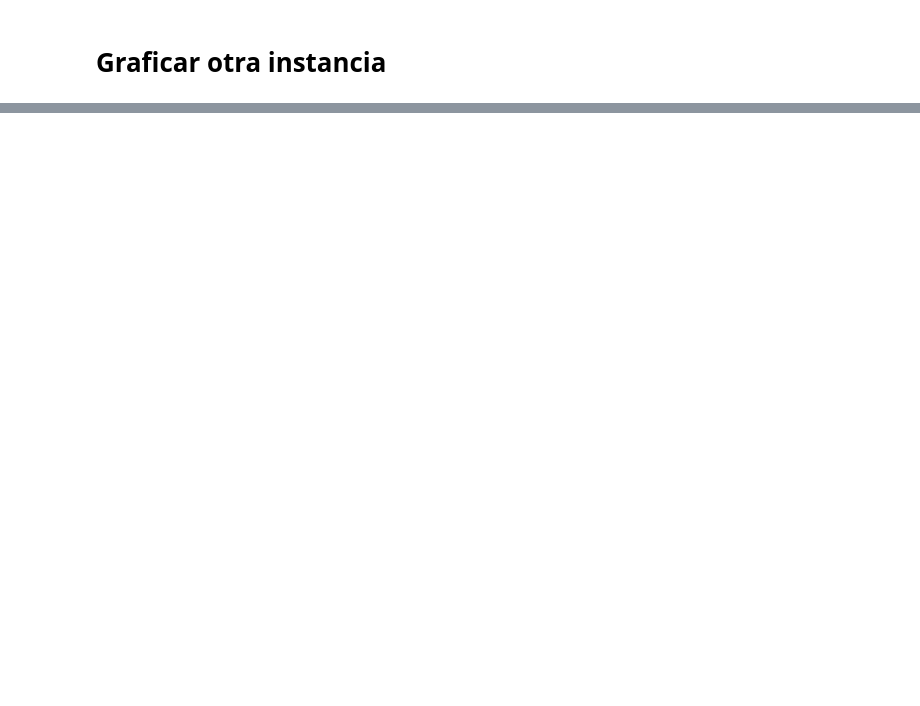
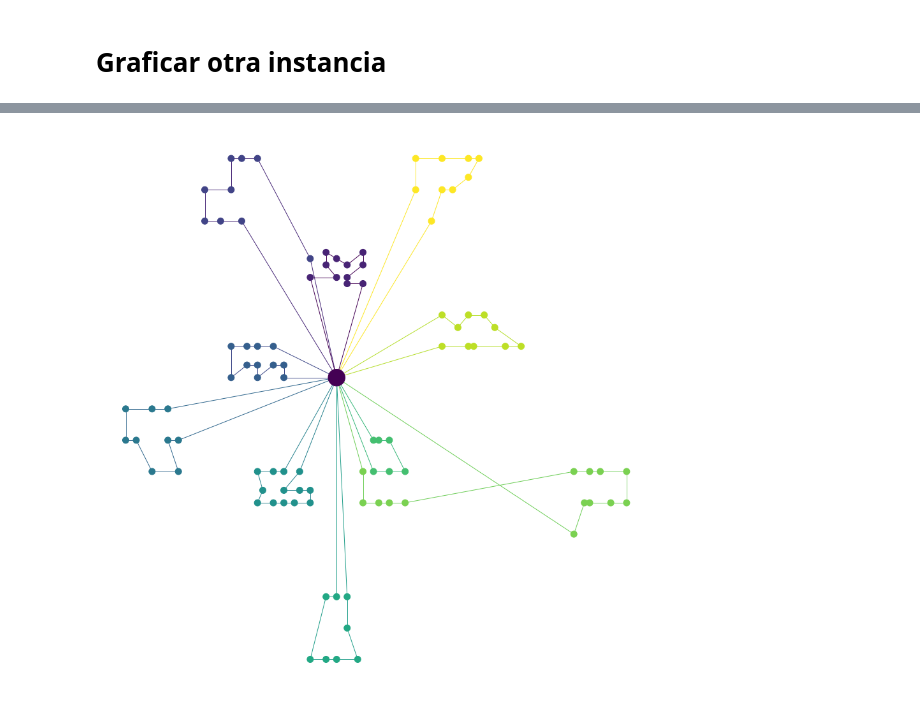
Before and after one commit to tingyingwu2010/uba-aed3-tp3-2c-2019, a Jupyter notebook: experimentacion/template_experimentación.ipynb, the cells around one changed output, grey strips where cells are left out. Saved outputs shown, nothing was run; the diff lists cells and outputs as text; code cells hidden in the pictures; blank space fills up the shorter version.

```diff
--- a/experimentacion/template_experimentación.ipynb
+++ b/experimentacion/template_experimentación.ipynb
@@ -219,0 +200,6 @@ dataframe
+# %%
+dataframe, results = calcular_y_graficar('M-n101-k10', ALGORITHM_FILENAME)
+# %%
+graficarSolucion(dataframe, results)
+# %% [output]
+[figure, added]
```
Also changed, not shown: parts of 11 cells of this notebook, 3 other files.
